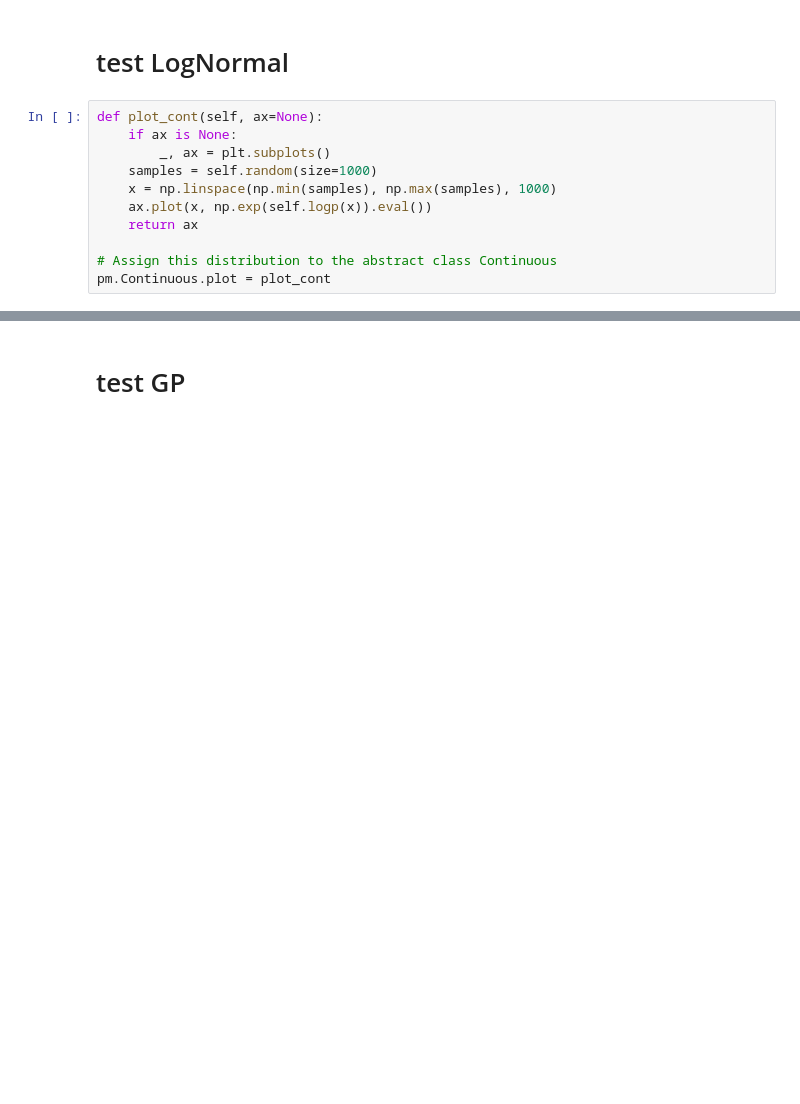
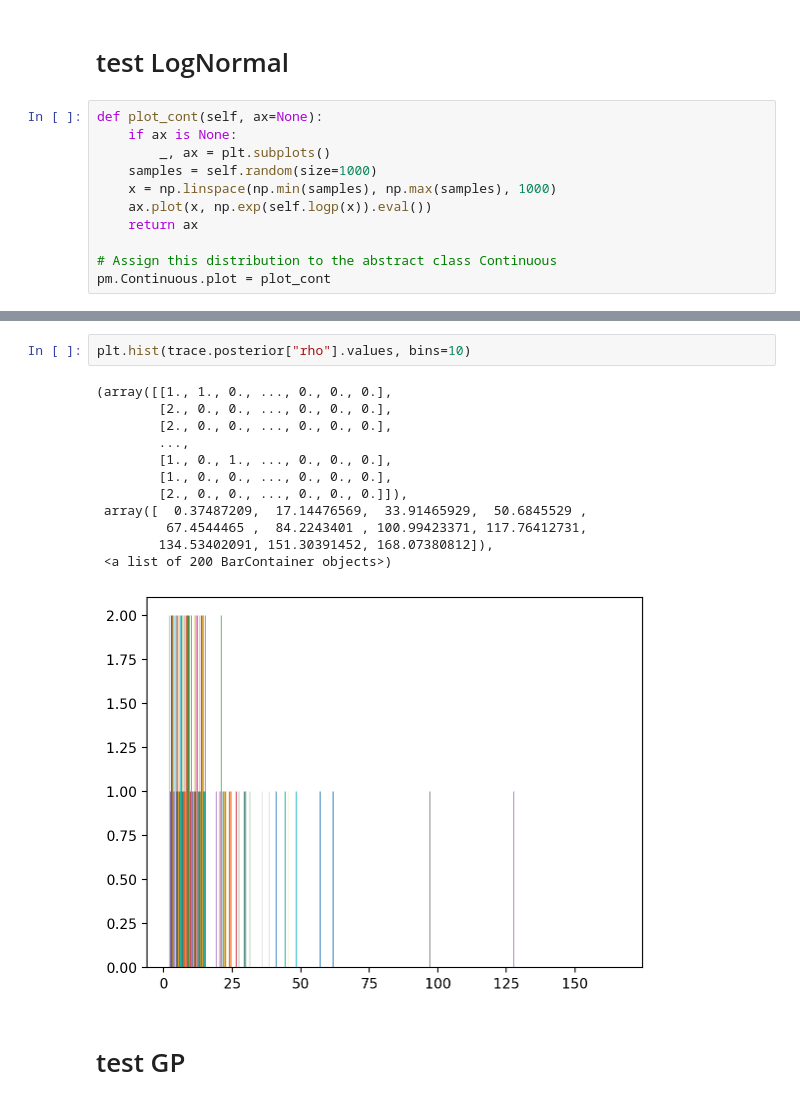
Before and after one commit to juanserrano90/paper-tois4438-442, a Jupyter notebook: code/test_distributions.ipynb, the cells around one changed output, grey strips where cells are left out. Saved outputs shown, nothing was run; the diff lists cells and outputs as text; blank space fills up the shorter version.

```diff
--- a/code/test_distributions.ipynb
+++ b/code/test_distributions.ipynb
@@ -62,3 +89,18 @@ ax = az.plot_posterior(trace)
+# %%
+plt.hist(trace.posterior["rho"].values, bins=10)
+# %% [output]
+(array([[1., 1., 0., ..., 0., 0., 0.],
+        [2., 0., 0., ..., 0., 0., 0.],
+        [2., 0., 0., ..., 0., 0., 0.],
+        ...,
+        [1., 0., 1., ..., 0., 0., 0.],
+        [1., 0., 0., ..., 0., 0., 0.],
+        [2., 0., 0., ..., 0., 0., 0.]]),
+ array([  0.37487209,  17.14476569,  33.91465929,  50.6845529 ,
+         67.4544465 ,  84.2243401 , 100.99423371, 117.76412731,
+        134.53402091, 151.30391452, 168.07380812]),
+ <a list of 200 BarContainer objects>)
+[figure, added]
 # %% [markdown]
 # test GP
 # %%
```
Also changed, not shown: parts of 13 cells of this notebook.
